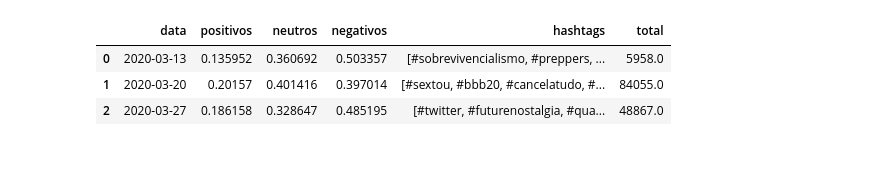
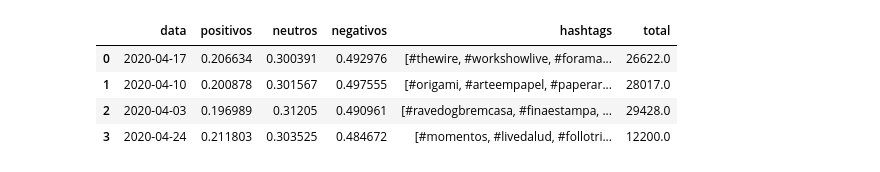
Before and after one commit to kenzosakiyama/corona_virus_brasil, a Jupyter notebook: notebooks/analise_de_tweets.ipynb, the cells around one changed output. Drawn from its saved outputs; the diff is of its cells as text; code cells hidden in the pictures.

```diff
--- a/notebooks/analise_de_tweets.ipynb
+++ b/notebooks/analise_de_tweets.ipynb
@@ -15,7 +49,0 @@ tweets_by_day_df = get_tweets_by_day(marco_df, True)
-# %%
-tweets_by_day_df
-# %% [output]
-|  | data | positivos | neutros | negativos | hashtags | total |
-| 0 | 2020-03-13 | 0.135952 | 0.360692 | 0.503357 | [#sobrevivencialismo, #preppers, ... | 5958.0 |
-| 1 | 2020-03-20 | 0.20157 | 0.401416 | 0.397014 | [#sextou, #bbb20, #cancelatudo, #... | 84055.0 |
-| 2 | 2020-03-27 | 0.186158 | 0.328647 | 0.485195 | [#twitter, #futurenostalgia, #qua... | 48867.0 |
@@ -23,0 +50,8 @@ tweets_by_day_df.set_index("data", inplace=True)
+# %%
+tweets_abril_df
+# %% [output]
+|  | data | positivos | neutros | negativos | hashtags | total |
+| 0 | 2020-04-17 | 0.206634 | 0.300391 | 0.492976 | [#thewire, #workshowlive, #forama... | 26622.0 |
+| 1 | 2020-04-10 | 0.200878 | 0.301567 | 0.497555 | [#origami, #arteempapel, #paperar... | 28017.0 |
+| 2 | 2020-04-03 | 0.196989 | 0.31205 | 0.490961 | [#ravedogbremcasa, #finaestampa, ... | 29428.0 |
+| 3 | 2020-04-24 | 0.211803 | 0.303525 | 0.484672 | [#momentos, #livedalud, #follotri... | 12200.0 |
```
Also changed, not shown: parts of 27 cells of this notebook, 1 other file.
